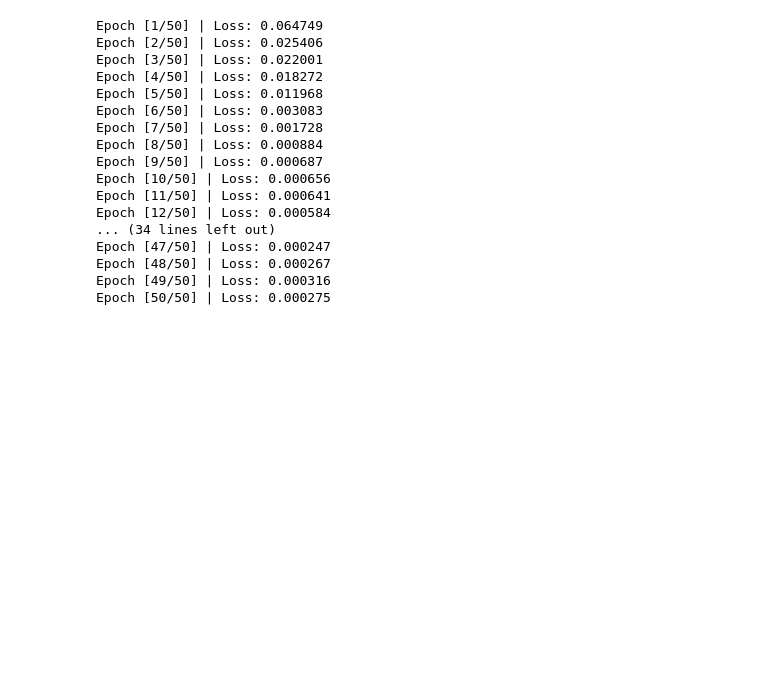
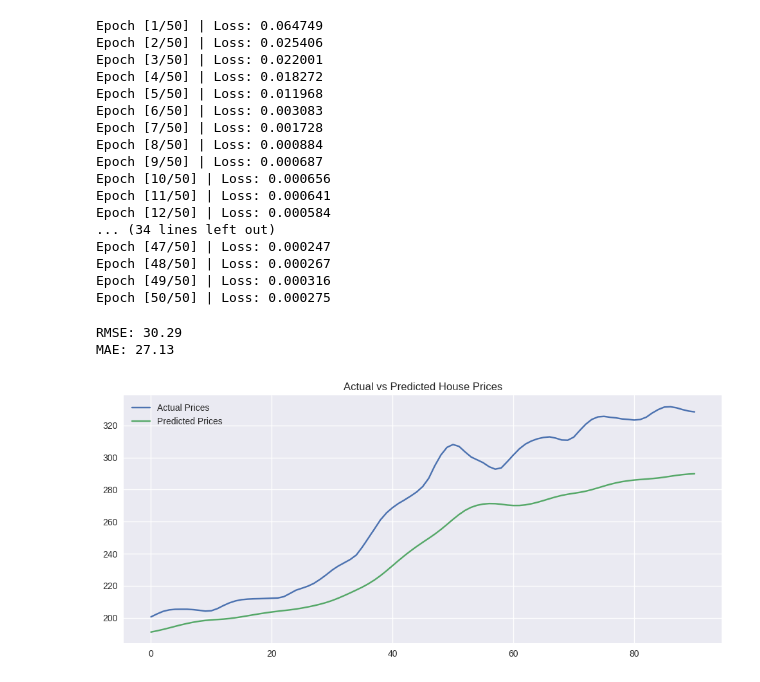
Before and after one commit to haricharnbytes/housing_marketing_analysis, a Jupyter notebook: Housing_Market_Analysis.ipynb, the cells around one changed output. Saved outputs shown, nothing was run; the diff lists cells and outputs as text; code cells hidden in the pictures; blank space fills up the shorter version.

Commit message:
evaluation & predictions

```diff
--- a/Housing_Market_Analysis.ipynb
+++ b/Housing_Market_Analysis.ipynb
@@ -151,3 +151,35 @@ Epoch [47/50] | Loss: 0.000247
 Epoch [48/50] | Loss: 0.000267
 Epoch [49/50] | Loss: 0.000316
 Epoch [50/50] | Loss: 0.000275
+# %%
+model.eval()
+predictions = []
+
+with torch.no_grad():
+    for X_batch, _ in test_loader:
+        X_batch = X_batch.to(device)
+        preds = model(X_batch)
+        predictions.append(preds.cpu().numpy())
+
+predictions = np.vstack(predictions)
+# %%
+y_test_inv = scaler.inverse_transform(y_test)
+predictions_inv = scaler.inverse_transform(predictions)
+# %%
+rmse = np.sqrt(mean_squared_error(y_test_inv, predictions_inv))
+mae = mean_absolute_error(y_test_inv, predictions_inv)
+
+print(f"RMSE: {rmse:.2f}")
+print(f"MAE: {mae:.2f}")
+# %% [output]
+RMSE: 30.29
+MAE: 27.13
+# %%
+plt.figure(figsize=(12,5))
+plt.plot(y_test_inv, label="Actual Prices")
+plt.plot(predictions_inv, label="Predicted Prices")
+plt.title("Actual vs Predicted House Prices")
+plt.legend()
+plt.show()
+# %% [output]
+[figure, added]
```
